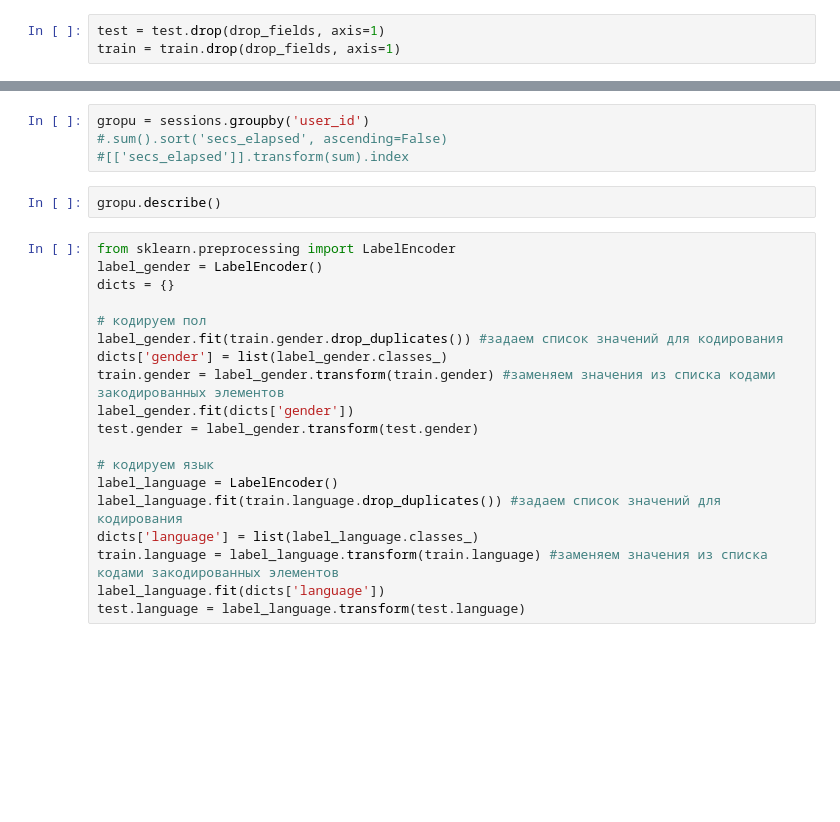
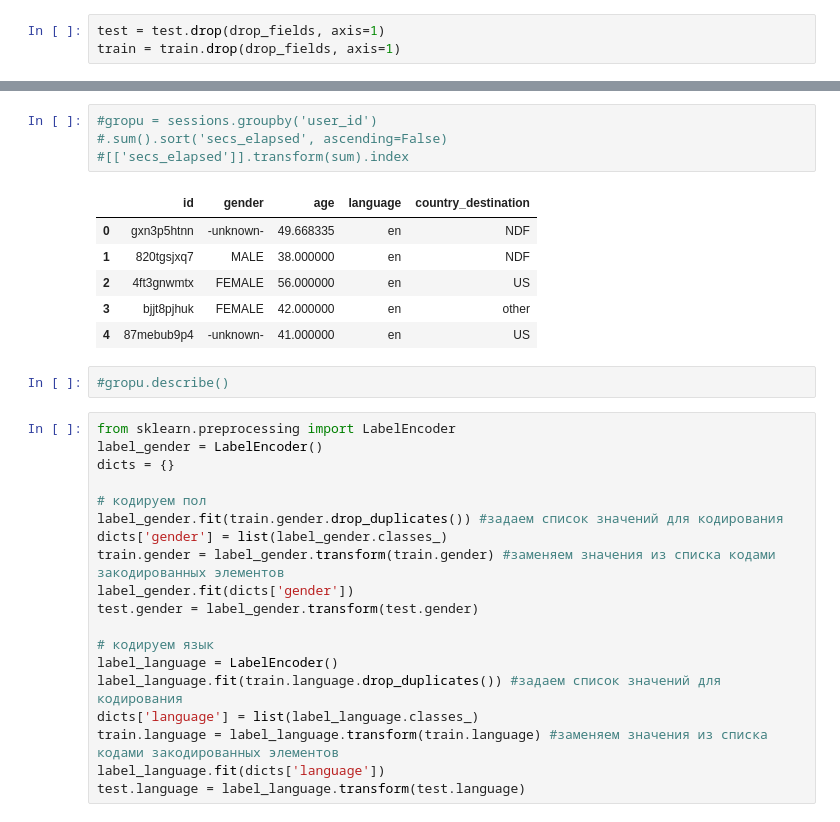
Before and after one commit to pvgladkov/kaggle, a Jupyter notebook: airbnb/airbnb.ipynb, the cells around one changed output, grey strips where cells are left out. Drawn from its saved outputs; the diff is of its cells as text; blank space fills up the shorter version.

```diff
--- a/airbnb/airbnb.ipynb
+++ b/airbnb/airbnb.ipynb
@@ -83,9 +101,16 @@ train.language[train['language'] == '-unknown-'] = 'en'
 # %%
-gropu = sessions.groupby('user_id')
+#gropu = sessions.groupby('user_id')
 #.sum().sort('secs_elapsed', ascending=False)
 #[['secs_elapsed']].transform(sum).index
+# %% [output]
+|  | id | gender | age | language | country_destination |
+| 0 | gxn3p5htnn | -unknown- | 49.668335 | en | NDF |
+| 1 | 820tgsjxq7 | MALE | 38.000000 | en | NDF |
+| 2 | 4ft3gnwmtx | FEMALE | 56.000000 | en | US |
+| 3 | bjjt8pjhuk | FEMALE | 42.000000 | en | other |
+| 4 | 87mebub9p4 | -unknown- | 41.000000 | en | US |
-# %%
-gropu.describe()
+# %%
+#gropu.describe()
 # %%
 from sklearn.preprocessing import LabelEncoder
 label_gender = LabelEncoder()
```
Also changed, not shown: parts of 12 cells of this notebook.
